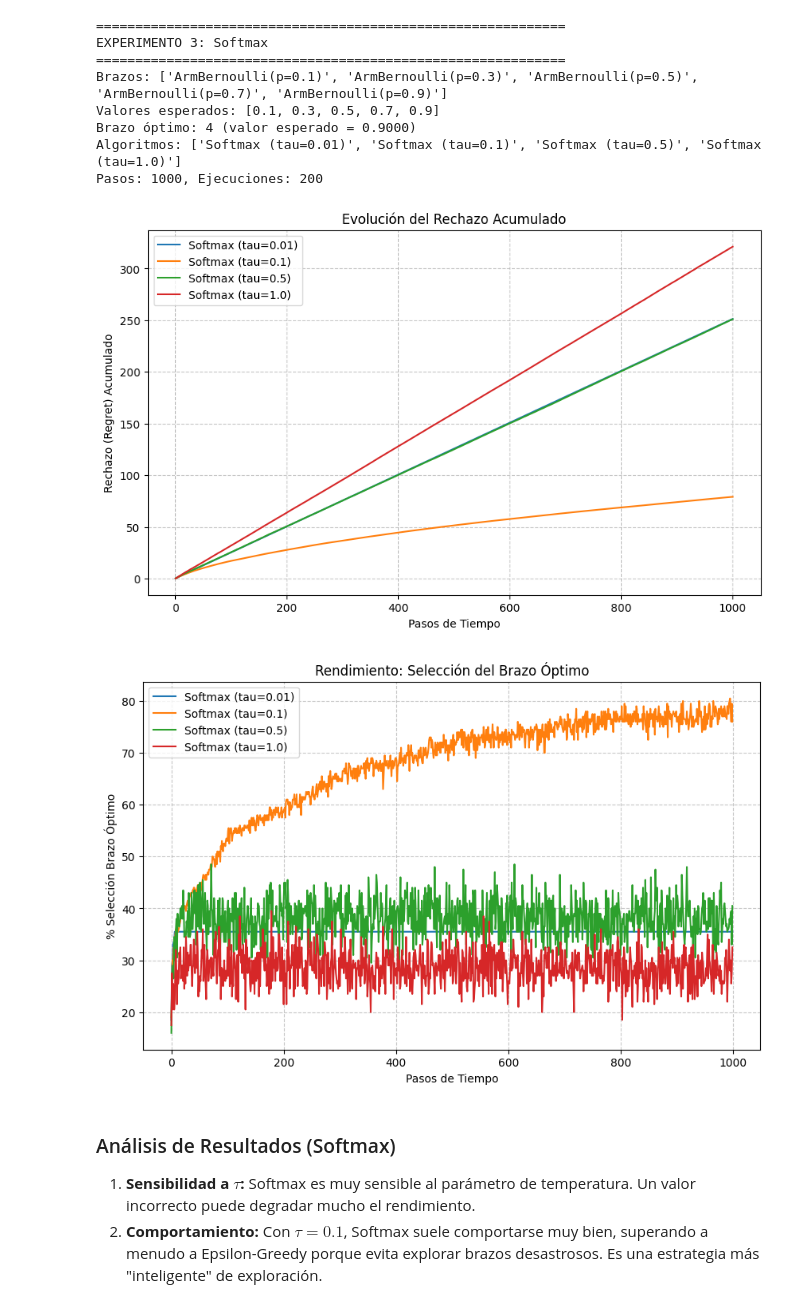
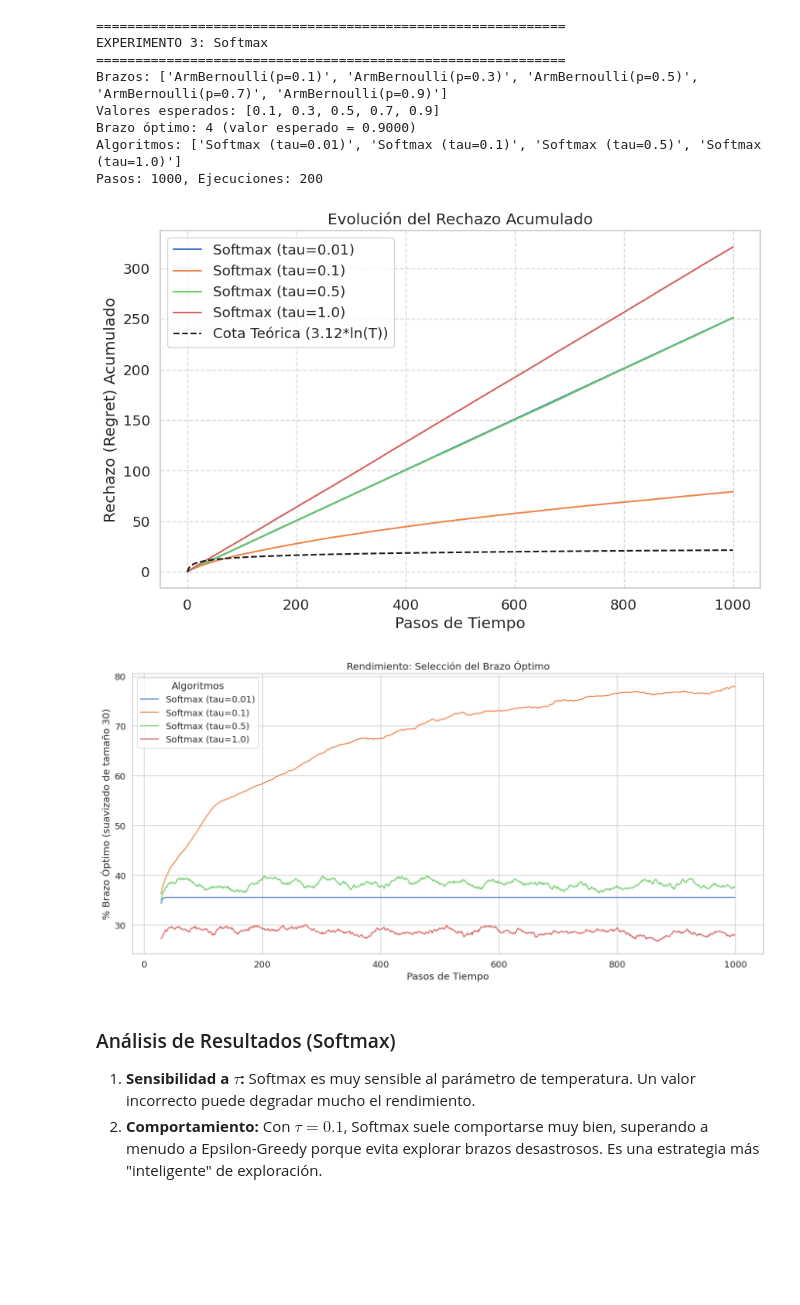
Before and after one commit to rafelsalgueiro/GallegoSalgueiroVera, a Jupyter notebook: k_brazos/estudio_bernoulli.ipynb, the cells around one changed output. Saved outputs shown, nothing was run; the diff lists cells and outputs as text; code cells hidden in the pictures; blank space fills up the shorter version.

```diff
--- a/k_brazos/estudio_bernoulli.ipynb
+++ b/k_brazos/estudio_bernoulli.ipynb
@@ -328,13 +330,13 @@ Brazo óptimo: 4 (valor esperado = 0.9000)
 Algoritmos: ['Softmax (tau=0.01)', 'Softmax (tau=0.1)', 'Softmax (tau=0.5)', 'Softmax (tau=1.0)']
 Pasos: 1000, Ejecuciones: 200
 # %%
-plot_regret(n_steps, regret_soft, agents_soft)
+plot_regret(n_steps, regret_soft, agents_soft, cte=lai_robbins_cte)
 # %% [output]
-[figure, old version]
+[figure, new version]
 # %%
-plot_optimal_selections(n_steps, optimal_soft, agents_soft)
+plot_optimal_selections(n_steps, optimal_soft, agents_soft, window_size=30)
 # %% [output]
-[figure, old version]
+[figure, new version]
 # %% [markdown]
 ### Análisis de Resultados (Softmax)
 
```
Also changed, not shown: parts of 15 cells of this notebook, 2 other files.
